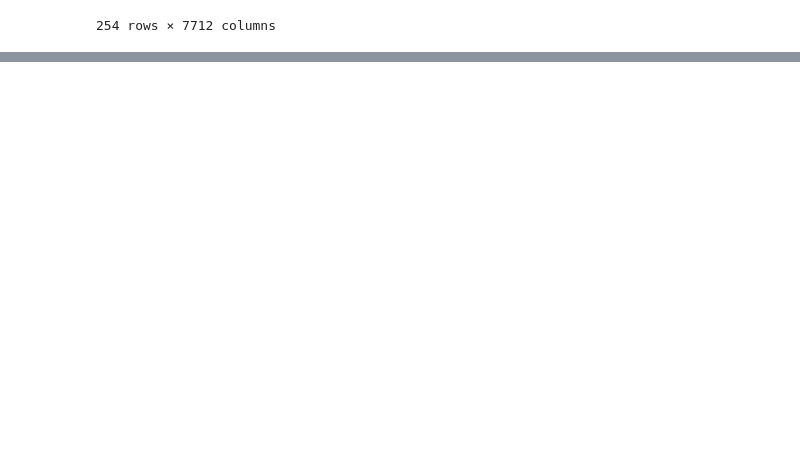
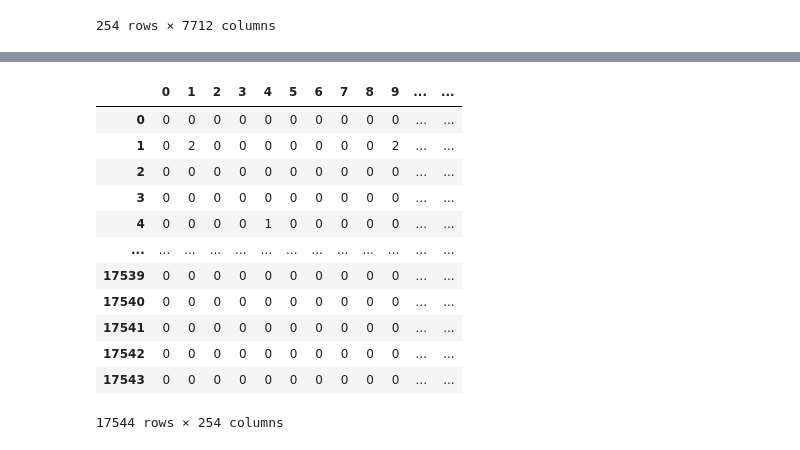
Before and after one commit to USFOneHealthCodeathon2020/Team6_LimSharma, a Jupyter notebook: Internal_Microbime_Analyses.ipynb, the cells around one changed output, grey strips where cells are left out. Saved outputs shown, nothing was run; the diff lists cells and outputs as text; code cells hidden in the pictures; blank space fills up the shorter version.

```diff
--- a/Internal_Microbime_Analyses.ipynb
+++ b/Internal_Microbime_Analyses.ipynb
@@ -142,0 +133,18 @@ df2
+# %%
+d2=df2[df2.columns[1:]].T
+d2=d2.reset_index()
+d2[d2.columns[1:]]
+# %% [output]
+|  | 0 | 1 | 2 | 3 | 4 | 5 | 6 | 7 | 8 | 9 | ... | ... |
+| 0 | 0 | 0 | 0 | 0 | 0 | 0 | 0 | 0 | 0 | 0 | ... | ... |
+| 1 | 0 | 2 | 0 | 0 | 0 | 0 | 0 | 0 | 0 | 2 | ... | ... |
+| 2 | 0 | 0 | 0 | 0 | 0 | 0 | 0 | 0 | 0 | 0 | ... | ... |
+| 3 | 0 | 0 | 0 | 0 | 0 | 0 | 0 | 0 | 0 | 0 | ... | ... |
+| 4 | 0 | 0 | 0 | 0 | 1 | 0 | 0 | 0 | 0 | 0 | ... | ... |
+| ... | ... | ... | ... | ... | ... | ... | ... | ... | ... | ... | ... | ... |
+| 17539 | 0 | 0 | 0 | 0 | 0 | 0 | 0 | 0 | 0 | 0 | ... | ... |
+| 17540 | 0 | 0 | 0 | 0 | 0 | 0 | 0 | 0 | 0 | 0 | ... | ... |
+| 17541 | 0 | 0 | 0 | 0 | 0 | 0 | 0 | 0 | 0 | 0 | ... | ... |
+| 17542 | 0 | 0 | 0 | 0 | 0 | 0 | 0 | 0 | 0 | 0 | ... | ... |
+| 17543 | 0 | 0 | 0 | 0 | 0 | 0 | 0 | 0 | 0 | 0 | ... | ... |
+17544 rows × 254 columns
```
Also changed, not shown: parts of 19 cells of this notebook, 5 other files.
